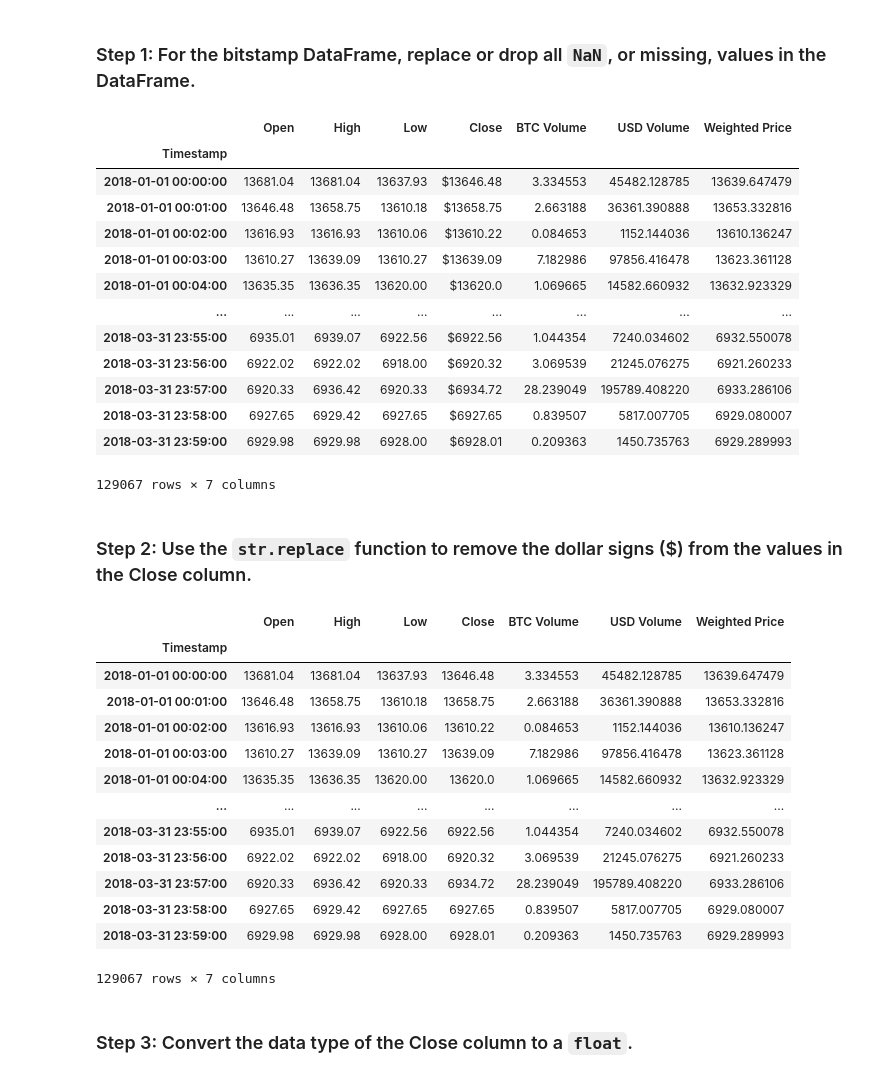
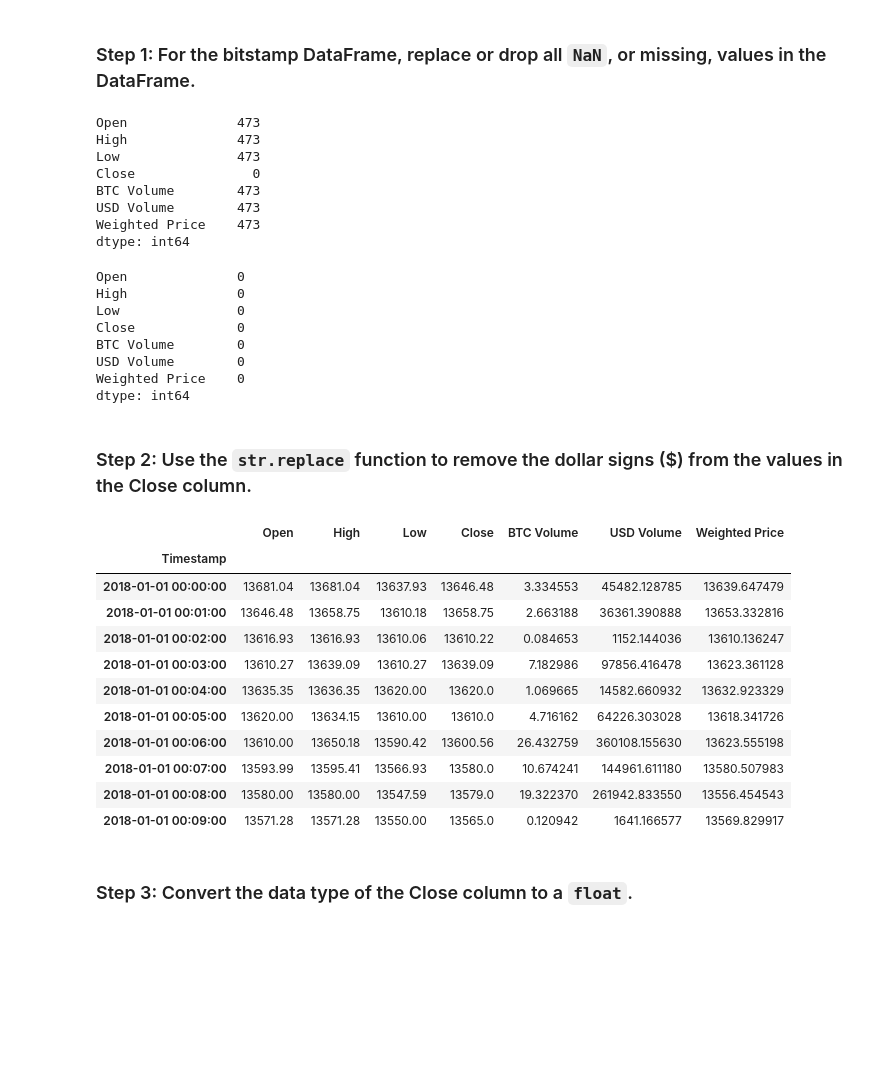
Before and after one commit to douglasg-fintec/Cryptocurrency_Arbitrage, a Jupyter notebook: crypto_arbitrage.ipynb, the cells around one changed output. Saved outputs shown, nothing was run; the diff lists cells and outputs as text; code cells hidden in the pictures; blank space fills up the shorter version.

```diff
--- a/crypto_arbitrage.ipynb
+++ b/crypto_arbitrage.ipynb
@@ -111,48 +108,51 @@ To prepare and clean your data for analysis, complete the following steps:
 ### Step 1: For the bitstamp DataFrame, replace or drop all `NaN`, or missing, values in the DataFrame.
 # %%
 # For the bitstamp DataFrame, replace or drop all NaNs or missing values in the DataFrame
+# Cleaning nulls from DataFrame by dropping
+display(bitstamp_df.isnull().sum())
 
-bitstamp_df = bitstamp_df.dropna()
-# View the first and last 5 rows of the dataframe
-bitstamp_df
+# Replace or drop all NaNs or missing values in the DataFrame
+bitstamp_df = bitstamp_df.dropna().copy()
+
+# View null replacements
+bitstamp_df.isnull().sum()
 # %% [output]
-|  | Open | High | Low | Close | BTC Volume | USD Volume | Weighted Price |
-| Timestamp |  |  |  |  |  |  |  |
-| 2018-01-01 00:00:00 | 13681.04 | 13681.04 | 13637.93 | $13646.48 | 3.334553 | 45482.128785 | 13639.647479 |
-| 2018-01-01 00:01:00 | 13646.48 | 13658.75 | 13610.18 | $13658.75 | 2.663188 | 36361.390888 | 13653.332816 |
-| 2018-01-01 00:02:00 | 13616.93 | 13616.93 | 13610.06 | $13610.22 | 0.084653 | 1152.144036 | 13610.136247 |
-| 2018-01-01 00:03:00 | 13610.27 | 13639.09 | 13610.27 | $13639.09 | 7.182986 | 97856.416478 | 13623.361128 |
-| 2018-01-01 00:04:00 | 13635.35 | 13636.35 | 13620.00 | $13620.0 | 1.069665 | 14582.660932 | 13632.923329 |
-| ... | ... | ... | ... | ... | ... | ... | ... |
-| 2018-03-31 23:55:00 | 6935.01 | 6939.07 | 6922.56 | $6922.56 | 1.044354 | 7240.034602 | 6932.550078 |
-| 2018-03-31 23:56:00 | 6922.02 | 6922.02 | 6918.00 | $6920.32 | 3.069539 | 21245.076275 | 6921.260233 |
-| 2018-03-31 23:57:00 | 6920.33 | 6936.42 | 6920.33 | $6934.72 | 28.239049 | 195789.408220 | 6933.286106 |
-| 2018-03-31 23:58:00 | 6927.65 | 6929.42 | 6927.65 | $6927.65 | 0.839507 | 5817.007705 | 6929.080007 |
-| 2018-03-31 23:59:00 | 6929.98 | 6929.98 | 6928.00 | $6928.01 | 0.209363 | 1450.735763 | 6929.289993 |
-129067 rows × 7 columns
+Open              473
+High              473
+Low               473
+Close               0
+BTC Volume        473
+USD Volume        473
+Weighted Price    473
+dtype: int64
+Open              0
+High              0
+Low               0
+Close             0
+BTC Volume        0
+USD Volume        0
+Weighted Price    0
+dtype: int64
 # %% [markdown]
 ### Step 2: Use the `str.replace` function to remove the dollar signs ($) from the values in the Close column.
 # %%
-# Use the str.replace function to remove the dollar sign, $
+# Use the str.replace function to remove the dollar sign, $ from the Close value
 bitstamp_df.loc[:,"Close"] = bitstamp_df.loc[:,"Close"].str.replace("$",'')
-
-# View the first and last 5 rows of the dataframe
-bitstamp_df
+# Diusplay dataframe
+bitstamp_df. head (10)
 # %% [output]
 |  | Open | High | Low | Close | BTC Volume | USD Volume | Weighted Price |
 | Timestamp |  |  |  |  |  |  |  |
 | 2018-01-01 00:00:00 | 13681.04 | 13681.04 | 13637.93 | 13646.48 | 3.334553 | 45482.128785 | 13639.647479 |
 | 2018-01-01 00:01:00 | 13646.48 | 13658.75 | 13610.18 | 13658.75 | 2.663188 | 36361.390888 | 13653.332816 |
 | 2018-01-01 00:02:00 | 13616.93 | 13616.93 | 13610.06 | 13610.22 | 0.084653 | 1152.144036 | 13610.136247 |
 | 2018-01-01 00:03:00 | 13610.27 | 13639.09 | 13610.27 | 13639.09 | 7.182986 | 97856.416478 | 13623.361128 |
 | 2018-01-01 00:04:00 | 13635.35 | 13636.35 | 13620.00 | 13620.0 | 1.069665 | 14582.660932 | 13632.923329 |
-| ... | ... | ... | ... | ... | ... | ... | ... |
-| 2018-03-31 23:55:00 | 6935.01 | 6939.07 | 6922.56 | 6922.56 | 1.044354 | 7240.034602 | 6932.550078 |
-| 2018-03-31 23:56:00 | 6922.02 | 6922.02 | 6918.00 | 6920.32 | 3.069539 | 21245.076275 | 6921.260233 |
-| 2018-03-31 23:57:00 | 6920.33 | 6936.42 | 6920.33 | 6934.72 | 28.239049 | 195789.408220 | 6933.286106 |
-| 2018-03-31 23:58:00 | 6927.65 | 6929.42 | 6927.65 | 6927.65 | 0.839507 | 5817.007705 | 6929.080007 |
-| 2018-03-31 23:59:00 | 6929.98 | 6929.98 | 6928.00 | 6928.01 | 0.209363 | 1450.735763 | 6929.289993 |
+| 2018-01-01 00:05:00 | 13620.00 | 13634.15 | 13610.00 | 13610.0 | 4.716162 | 64226.303028 | 13618.341726 |
+| 2018-01-01 00:06:00 | 13610.00 | 13650.18 | 13590.42 | 13600.56 | 26.432759 | 360108.155630 | 13623.555198 |
+| 2018-01-01 00:07:00 | 13593.99 | 13595.41 | 13566.93 | 13580.0 | 10.674241 | 144961.611180 | 13580.507983 |
+| 2018-01-01 00:08:00 | 13580.00 | 13580.00 | 13547.59 | 13579.0 | 19.322370 | 261942.833550 | 13556.454543 |
+| 2018-01-01 00:09:00 | 13571.28 | 13571.28 | 13550.00 | 13565.0 | 0.120942 | 1641.166577 | 13569.829917 |
-129067 rows × 7 columns
 # %% [markdown]
 ### Step 3: Convert the data type of the Close column to a `float`.
 # %%
```
Also changed, not shown: parts of 6 cells of this notebook, 1 other file.
